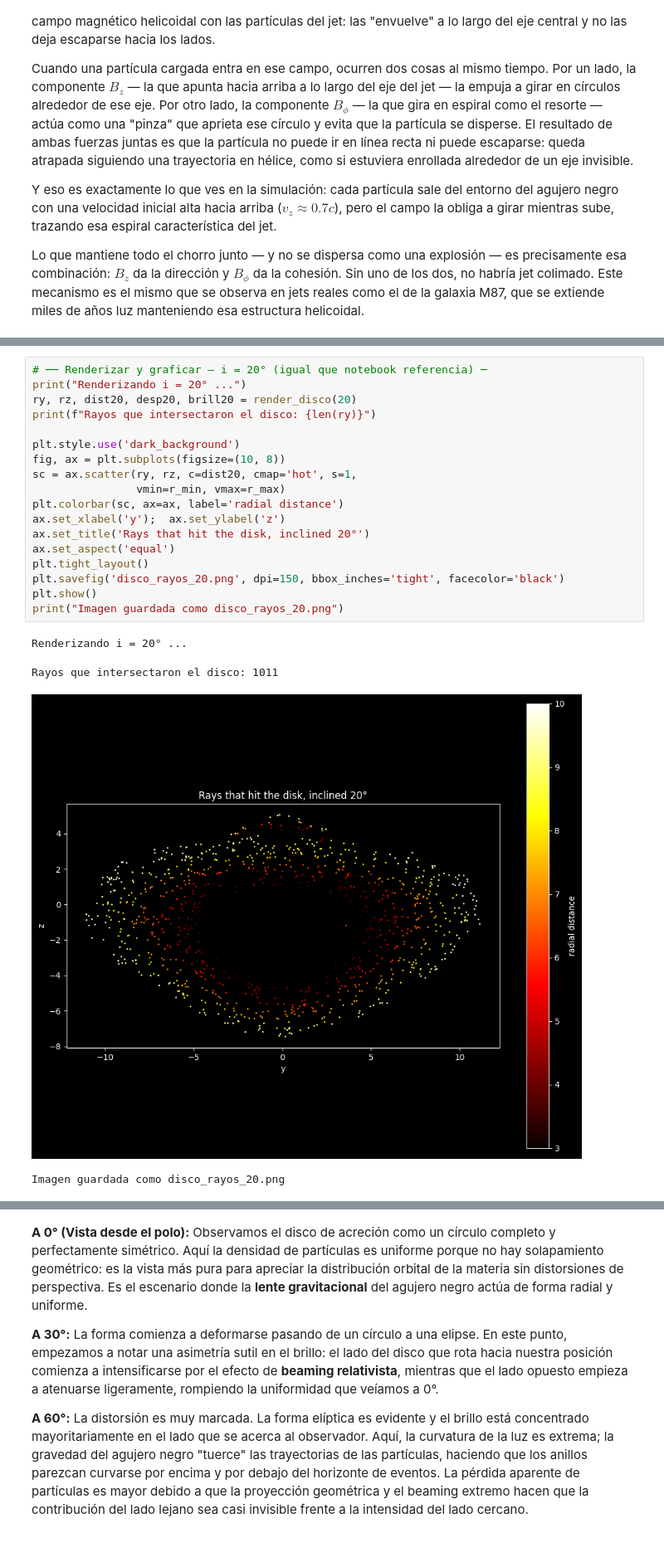
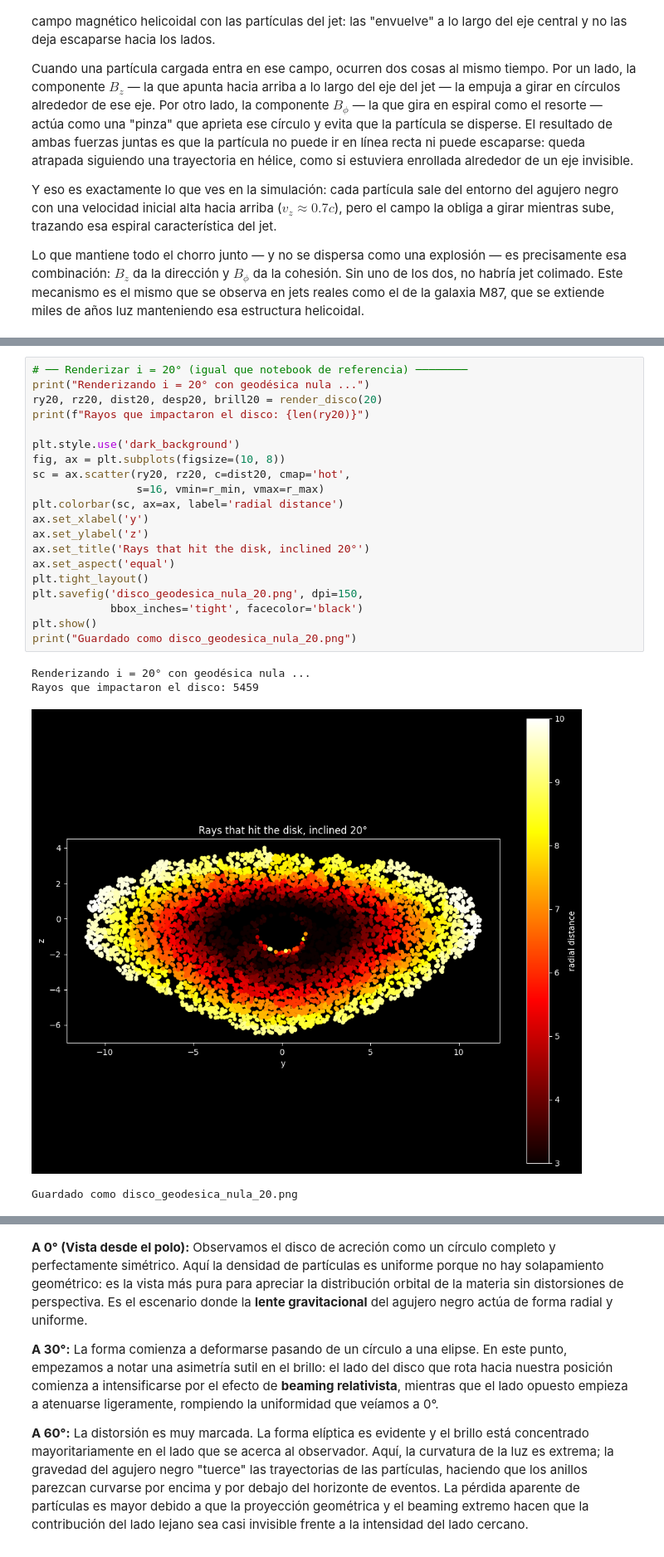
Before and after one commit to RG-2026-2/Proyecto_Simulacion_Black_Hole, a Jupyter notebook: Copia_de_Proyecto_DiscoAcrecion_RG2026.ipynb, the cells around one changed output, grey strips where cells are left out. Shown at 83% size. Cells and saved outputs as stored; diff of their text form.

Commit message:
Implementacion de las Geodesicas nulas para simulacion del disco

```diff
--- a/Copia_de_Proyecto_DiscoAcrecion_RG2026.ipynb
+++ b/Copia_de_Proyecto_DiscoAcrecion_RG2026.ipynb
@@ -1192,26 +1210,28 @@ def render_disco(inclinacion_deg):
     return (rayos[mask, 0], rayos[mask, 1],
             intersecciones[mask], desp_arr[mask], brill_arr[mask])
 # %%
-# ── Renderizar y graficar — i = 20° (igual que notebook referencia) ─
-print("Renderizando i = 20° ...")
-ry, rz, dist20, desp20, brill20 = render_disco(20)
-print(f"Rayos que intersectaron el disco: {len(ry)}")
+# ── Renderizar i = 20° (igual que notebook de referencia) ────────
+print("Renderizando i = 20° con geodésica nula ...")
+ry20, rz20, dist20, desp20, brill20 = render_disco(20)
+print(f"Rayos que impactaron el disco: {len(ry20)}")
 
 plt.style.use('dark_background')
 fig, ax = plt.subplots(figsize=(10, 8))
-sc = ax.scatter(ry, rz, c=dist20, cmap='hot', s=1,
-                vmin=r_min, vmax=r_max)
+sc = ax.scatter(ry20, rz20, c=dist20, cmap='hot',
+                s=16, vmin=r_min, vmax=r_max)
 plt.colorbar(sc, ax=ax, label='radial distance')
-ax.set_xlabel('y');  ax.set_ylabel('z')
+ax.set_xlabel('y')
+ax.set_ylabel('z')
 ax.set_title('Rays that hit the disk, inclined 20°')
 ax.set_aspect('equal')
 plt.tight_layout()
-plt.savefig('disco_rayos_20.png', dpi=150, bbox_inches='tight', facecolor='black')
+plt.savefig('disco_geodesica_nula_20.png', dpi=150,
+            bbox_inches='tight', facecolor='black')
 plt.show()
-print("Imagen guardada como disco_rayos_20.png")
+print("Guardado como disco_geodesica_nula_20.png")
 # %% [output]
-Renderizando i = 20° ...
+Renderizando i = 20° con geodésica nula ...
+Rayos que impactaron el disco: 5459
+[figure, new version]
-Rayos que intersectaron el disco: 1011
+Guardado como disco_geodesica_nula_20.png
-[figure, old version]
-Imagen guardada como disco_rayos_20.png
 # %%
```
Also changed, not shown: parts of 8 cells of this notebook.
